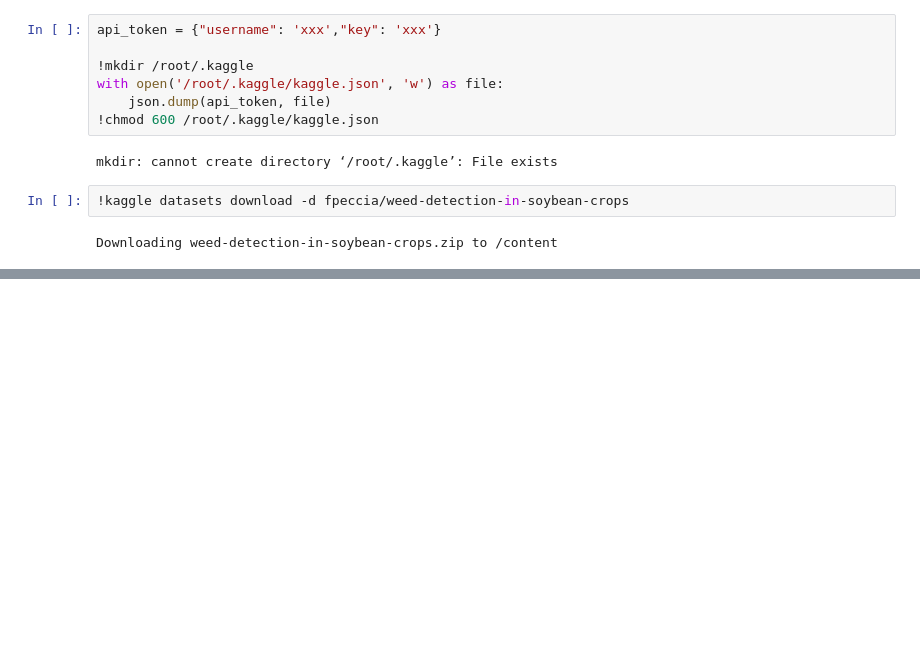
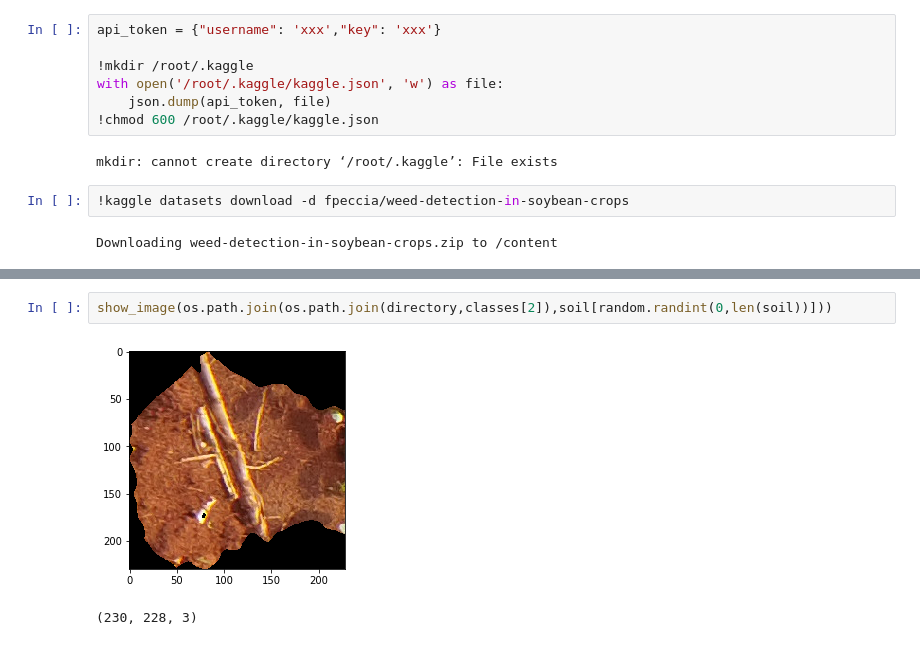
Before and after one commit to objectis/ai-weed-detection, a Jupyter notebook: weed_detection.ipynb, the cells around one changed output, grey strips where cells are left out. Drawn from its saved outputs; the diff is of its cells as text; blank space fills up the shorter version.

```diff
--- a/weed_detection.ipynb
+++ b/weed_detection.ipynb
@@ -27,0 +124,5 @@ Downloading weed-detection-in-soybean-crops.zip to /content
+# %%
+show_image(os.path.join(os.path.join(directory,classes[2]),soil[random.randint(0,len(soil))]))
+# %% [output]
+[figure, added]
+(230, 228, 3)
```
Also changed, not shown: parts of 13 cells of this notebook.
